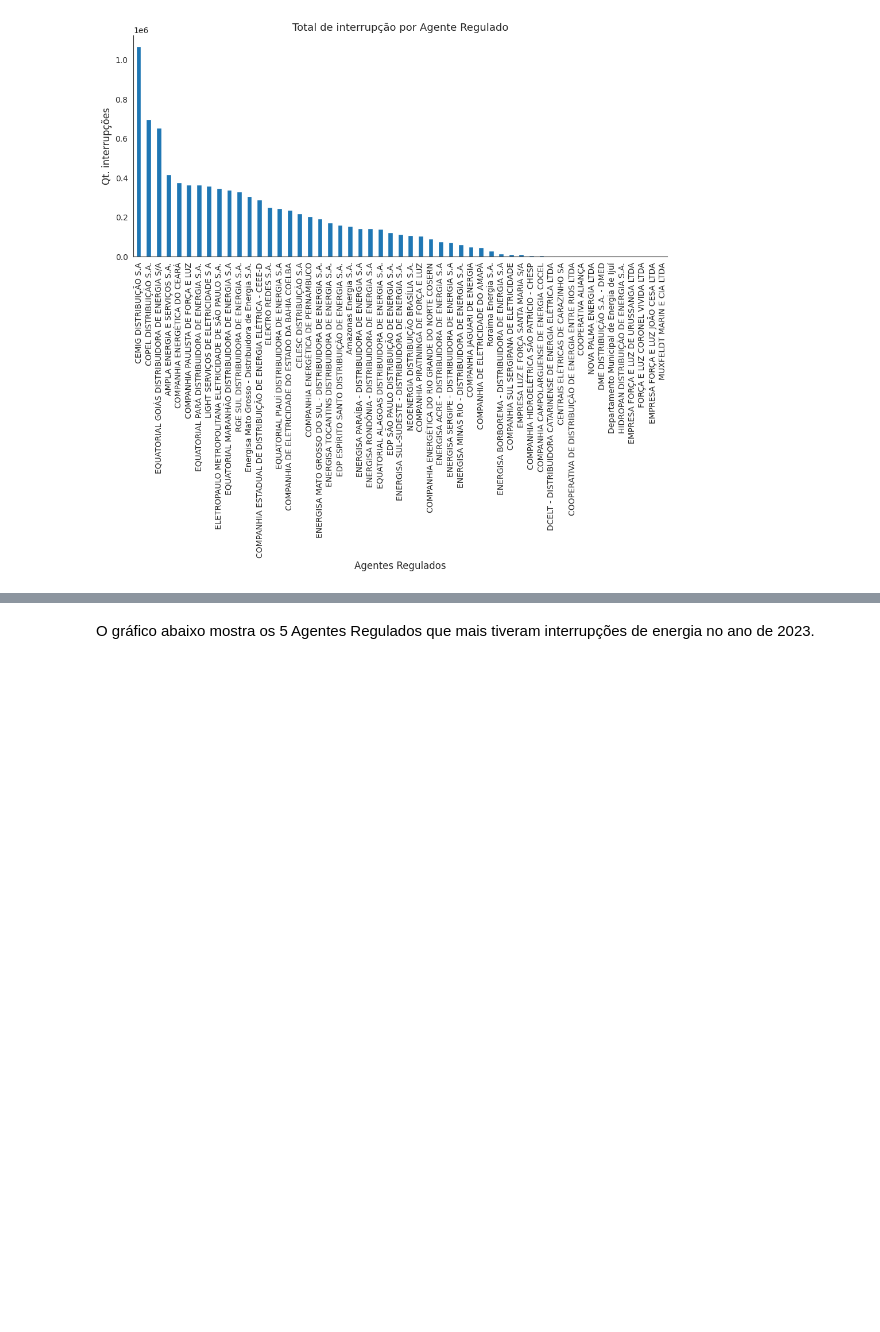
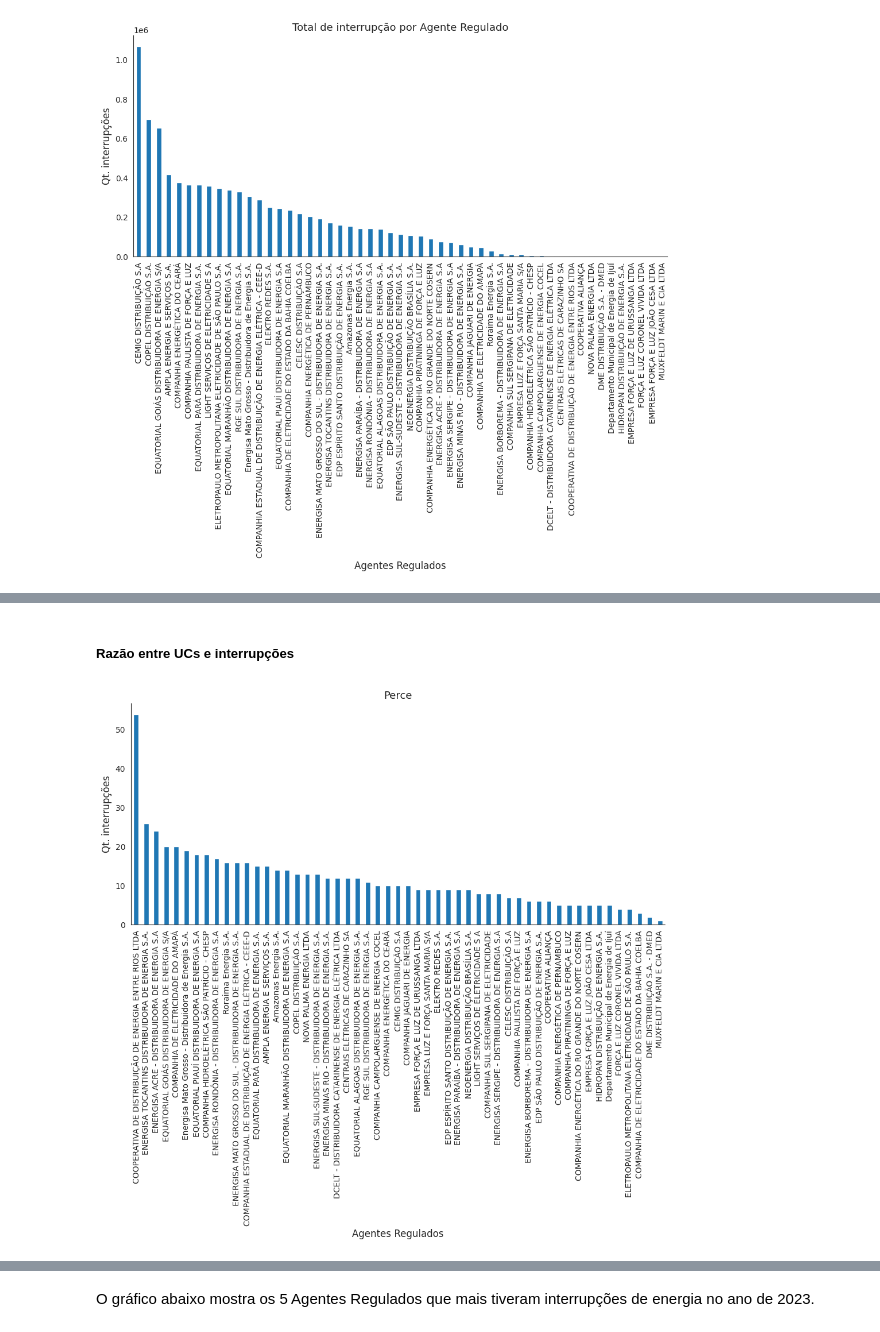
Before and after one commit to Oseiasdfarias/analise-interrupcoes-energia-brasil-2023, a Jupyter notebook: Interrupções de Energia Elétrica nas Redes de Distribuição.ipynb, the cells around one changed output, grey strips where cells are left out. Drawn from its saved outputs; the diff is of its cells as text; code cells hidden in the pictures; blank space fills up the shorter version.

```diff
--- a/Interrupções de Energia Elétrica nas Redes de Distribuição.ipynb
+++ b/Interrupções de Energia Elétrica nas Redes de Distribuição.ipynb
@@ -86,0 +143,13 @@ plt.show()
+# %% [markdown]
+##### Razão entre UCs e interrupções
+# %%
+fig = plt.figure(figsize=(12, 5))
+ax = (df.groupby(by="NomAgenteRegulado")["SigAgente"].count()/df_resultado.groupby(by="NomAgenteRegulado")\
+      ["Número de UCs"].unique()*100).apply(lambda x: int(x)).sort_values(ascending=False).plot(kind='bar')
+plt.title("Perce", fontsize=13);
+plt.xlabel("Agentes Regulados", fontsize=12)
+plt.ylabel("Qt. interrupções", fontsize=12)
+sns.despine()
+plt.show()
+# %% [output]
+[figure, added]
```
Also changed, not shown: parts of 11 cells of this notebook, 1 other file.
